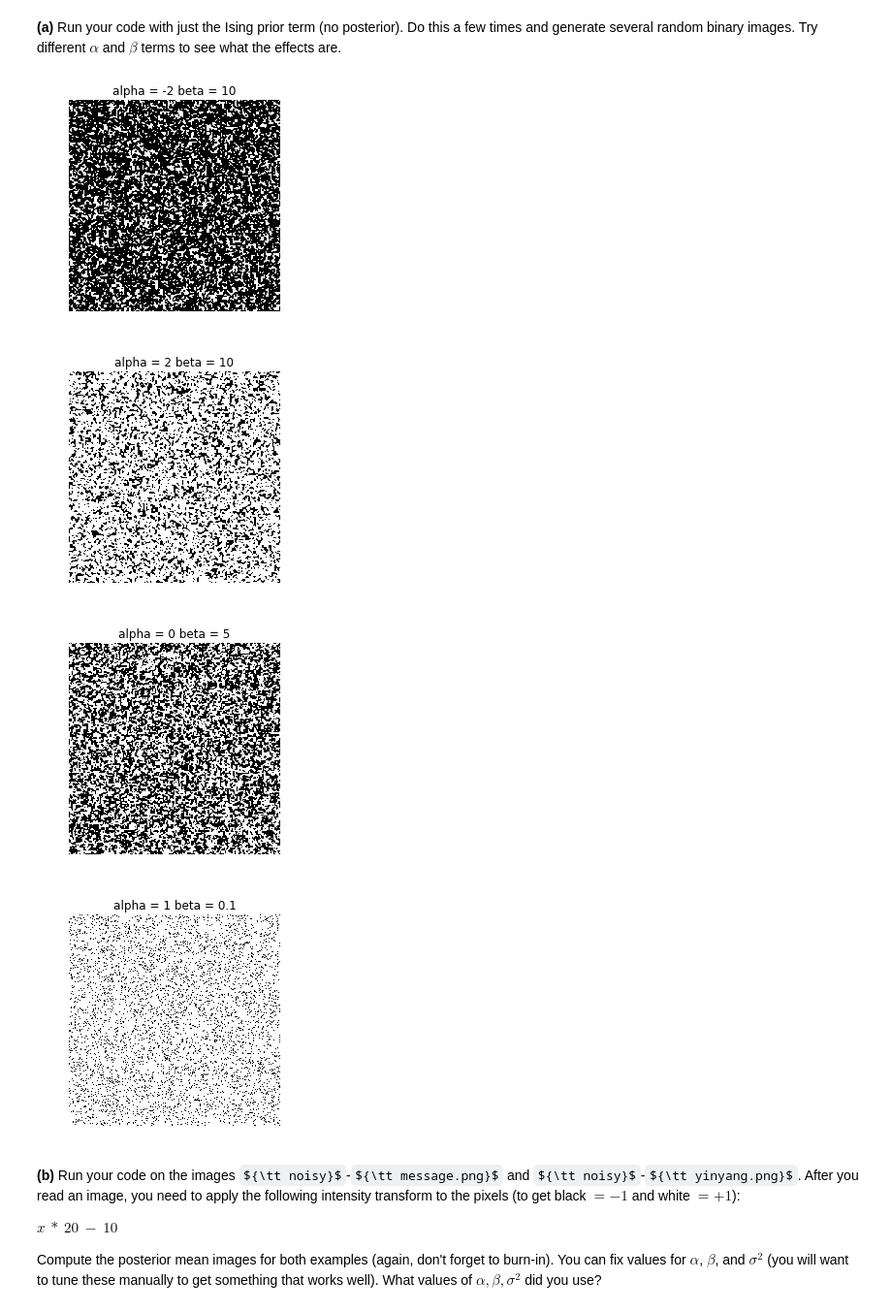
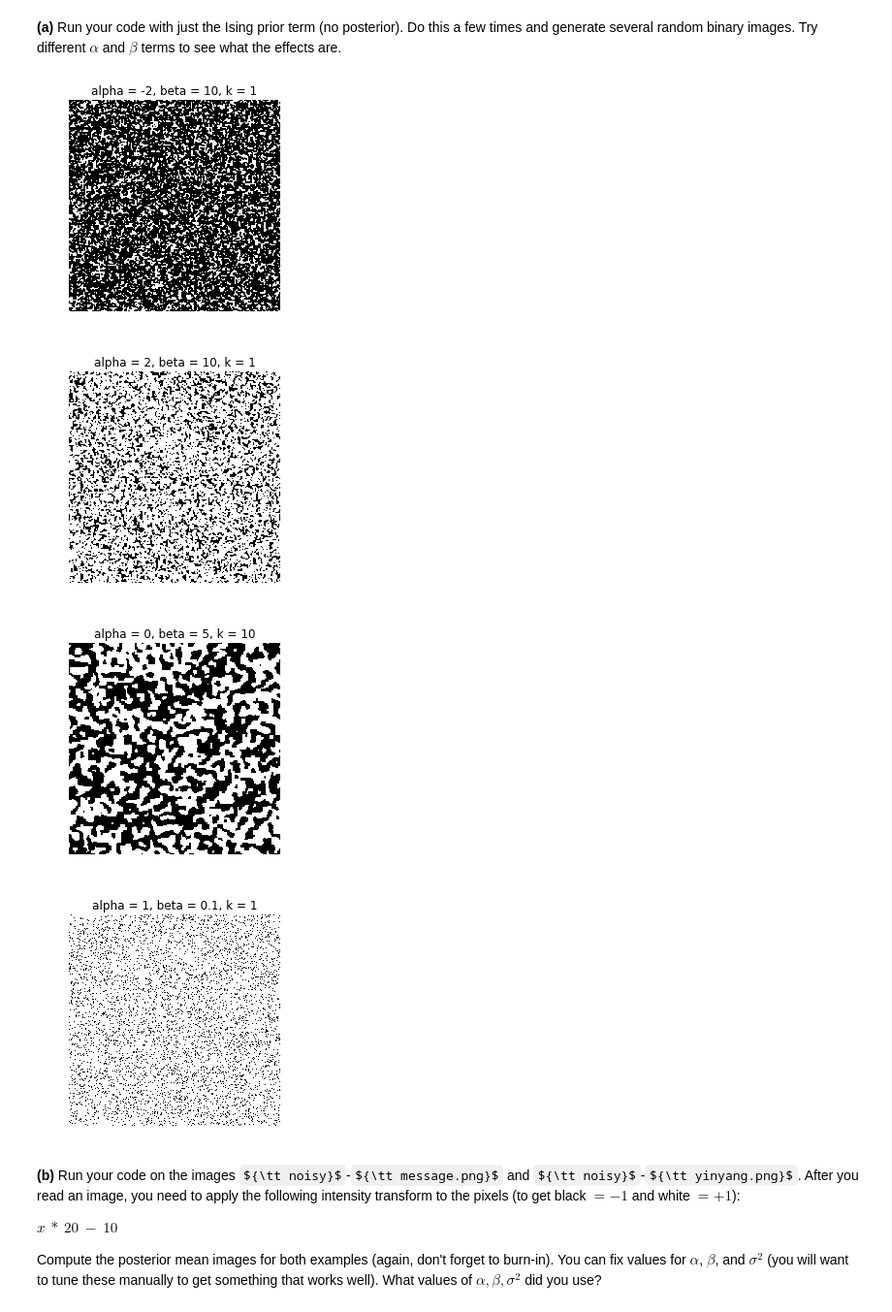
Before and after one commit to jspitkin/spring2018, a Jupyter notebook: pm/hw3/hw3.ipynb, the cells around one changed output. Shown at 97% size. Drawn from its saved outputs; the diff is of its cells as text; code cells hidden in the pictures; some formulas as TeX source.

```diff
--- a/pm/hw3/hw3.ipynb
+++ b/pm/hw3/hw3.ipynb
@@ -77,68 +77,77 @@ def ising_normalized(alpha, beta, X, row, col, width, height):
     normalize += math.exp(-1 * ising_prior(alpha, beta, -1, X, row, col, width, height))
     return prob / normalize
 
-def generate_random_image(alpha, beta, X, width, height):
-    for row in range(height):
-        for col in range(width):
-            if (row + col) % 2 == 0:
-                continue
-            if random.uniform(0, 1) > ising_normalized(alpha, beta, X, row, col, width, height):
-                X[row][col] = X[row][col] * -1
-    for row in range(height):
-        for col in range(width):
-            if (row + col) % 2 == 1:
-                continue
-            if random.uniform(0, 1) > ising_normalized(alpha, beta, X, row, col, width, height):
-                X[row][col] = X[row][col] * -1
+def generate_random_image(alpha, beta, k, X, width, height):
+    for _ in range(k):
+        for row in range(height):
+            for col in range(width):
+                if (row + col) % 2 == 0:
+                    continue
+                if random.uniform(0, 1) > ising_normalized(alpha, beta, X, row, col, width, height):
+                    X[row][col] = X[row][col] * -1
+        for row in range(height):
+            for col in range(width):
+                if (row + col) % 2 == 1:
+                    continue
+                if random.uniform(0, 1) > ising_normalized(alpha, beta, X, row, col, width, height):
+                    X[row][col] = X[row][col] * -1
     return pixels_to_image_mapped(X, width, height)
 
 width = 300
 height = 300
 
-# Random image with alpha = -2 and beta = 10
 # Expect more black pixels than white pixels
 X = random_init_matrix(width, height)
-random1 = generate_random_image(-2, 10, X, width, height)
+alpha = -2
+beta = 2
+k = 1
+random1 = generate_random_image(alpha, beta, k, X, width, height)
 
-# Random image with alpha = 2 and beta = 10
 # Expect more white pixels than black pixels
 X = random_init_matrix(width, height)
-random2 = generate_random_image(2, 10, X, width, height)
+alpha = 2
+beta = 2
+k = 1
+random2 = generate_random_image(alpha, beta, k, X, width, height)
 
-# Random image with alpha = 0 and beta = 5
 # Expect a balance of pixels with some clustering groups
 X = random_init_matrix(width, height)
-random3 = generate_random_image(0, 5, X, width, height)
+alpha = 0
+beta = 5
+k = 10
+random3 = generate_random_image(alpha, beta, k, X, width, height)
 
-# Random image with alpha = 1 and beta = 0.1
 # Expect little neighbour influence and mostly white pixels
 X = random_init_matrix(width, height)
-random4 = generate_random_image(1, 0.1, X, width, height)
+alpha = 1
+beta = 0.1
+k = 1
+random4 = generate_random_image(alpha, beta, k, X, width, height)
 
 # Display random images
 %matplotlib inline
 plt.figure()
 plt.axis('off')
-plt.title("alpha = -2 beta = 10")
+plt.title("alpha = -2, beta = 10, k = 1")
 plt.imshow(random1)
 plt.figure()
 plt.axis('off')
-plt.title("alpha = 2 beta = 10")
+plt.title("alpha = 2, beta = 10, k = 1")
 plt.imshow(random2)
 plt.figure()
 plt.axis('off')
-plt.title("alpha = 0 beta = 5")
+plt.title("alpha = 0, beta = 5, k = 10")
 plt.imshow(random3)
 plt.figure()
 plt.axis('off')
-plt.title("alpha = 1 beta = 0.1")
+plt.title("alpha = 1, beta = 0.1, k = 1")
 plt.imshow(random4)
 plt.show()
 # %% [output]
-[figure, old version]
+[figure, new version]
-[figure, old version]
+[figure, new version]
-[figure, old version]
+[figure, new version]
-[figure, old version]
+[figure, new version]
 # %% [markdown]
 **(b)** Run your code on the images ${\tt noisy}$-${\tt message.png}$ and ${\tt noisy}$-${\tt yinyang.png}$. After you read an image, you need to apply the following intensity transform to the pixels (to get black $= -1$ and white $= +1$):
 
```
Also changed, not shown: parts of 1 cell of this notebook.
